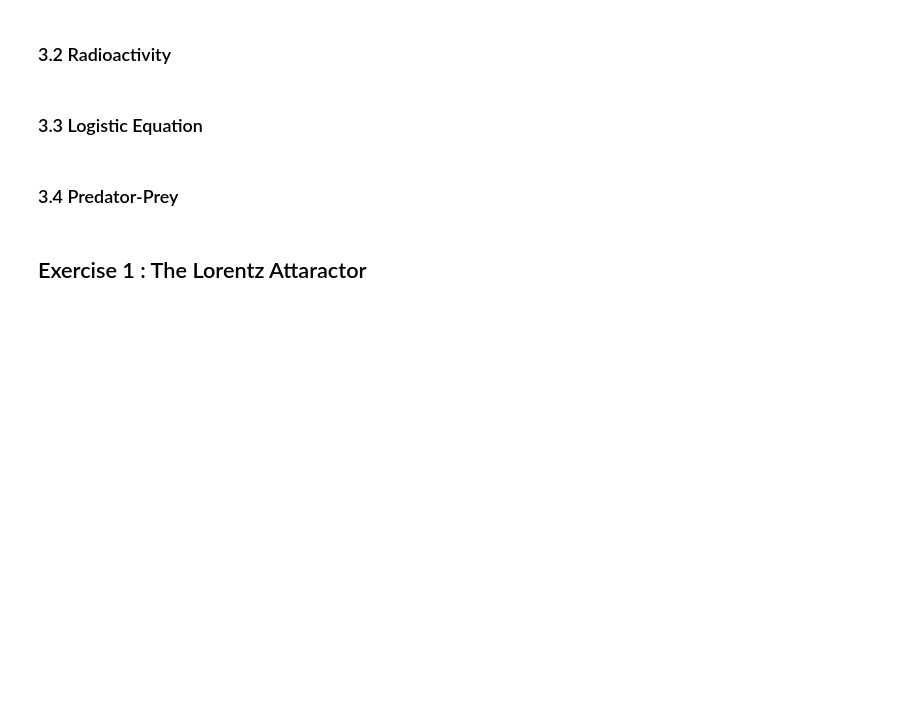
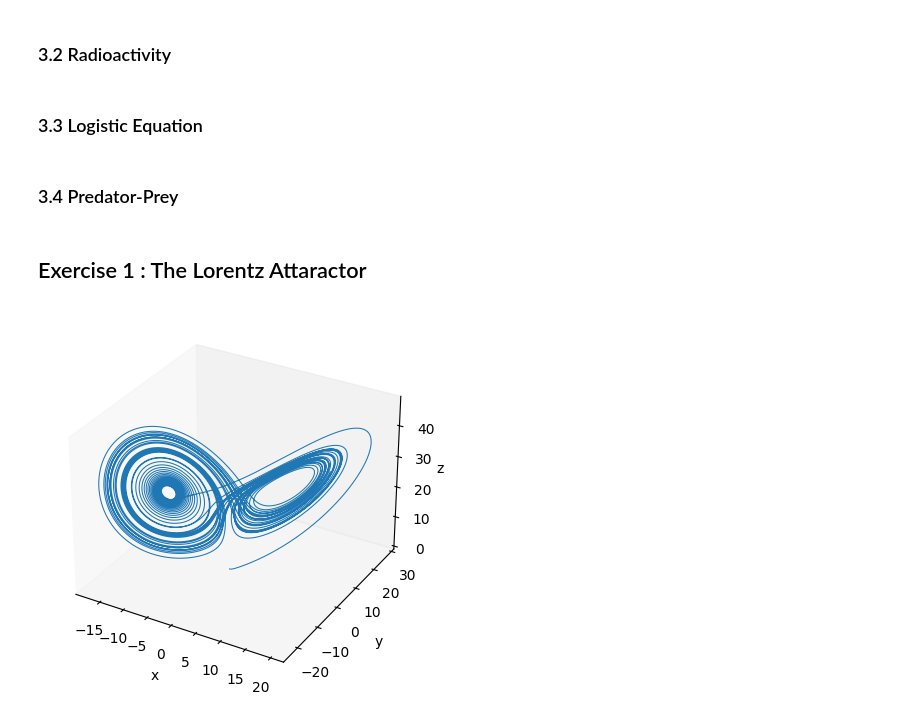
Before and after one commit to SPS-SP2273/learning-portfolio-YasmeenTan, a Jupyter notebook: numerical solutions/numerical_solutions_(good).ipynb, the cells around one changed output. Cells and saved outputs as stored; diff of their text form; code cells hidden in the pictures; blank space fills up the shorter version.

Commit message:
numerical solutions (good) - complete

```diff
--- a/numerical solutions/numerical_solutions_(good).ipynb
+++ b/numerical solutions/numerical_solutions_(good).ipynb
@@ -250,5 +252,39 @@ data['foxes'] = results[:, 1]
 # %%
+max_time = 50
+dt = 0.001
+x0, y0, z0 = 0, 1, 0
 
+# function that returns change of x, y and z based on eqns
+def dxyz_dt(xyz, t):
+    x, y, z = xyz
+    a, b, c = 10, 8/3, 28    # constant values used in eqns
+    dx_dt = a* (y-x)
+    dy_dt = x* (c-z)-y
+    dz_dt = x*y - b*z
 
+    return [dx_dt, dy_dt, dz_dt]
 
-# Your solution here
+data = {}
+data['time'] = np.arange(0, max_time, dt)
+
+results = odeint(y0 = [x0, y0 , z0],
+                 func = dxyz_dt,
+                 t = data['time']
+                )
+
+# storing each data in the dictionary
+data['x'] = results [:, 0]
+data['y'] = results [:, 1]
+data['z'] = results [:, 2]
+
+ax = plt.axes(projection='3d')
+ax.plot3D(data['x'], data['y'], data['z'], lw=.75)
+ax.grid(False)
+plt.xticks(np.arange(-15, 25, 5))
+ax.set_xlabel('x')
+ax.set_ylabel('y')
+ax.set_zlabel('z')
+ax.zaxis.labelpad=-2
+plt.show()
+# %% [output]
+[figure, added]
```
Also changed, not shown: parts of 1 cell of this notebook, 2 other files.
